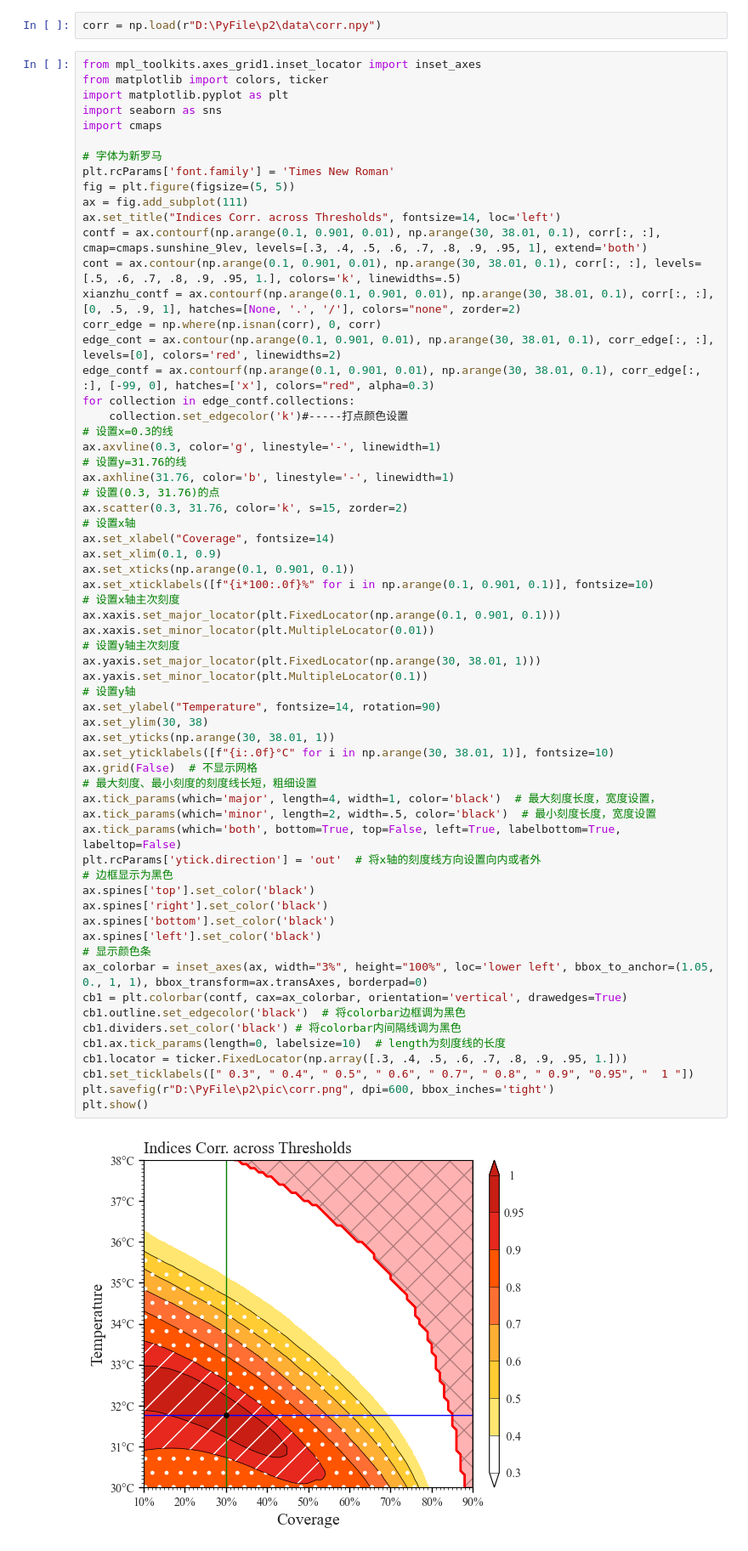
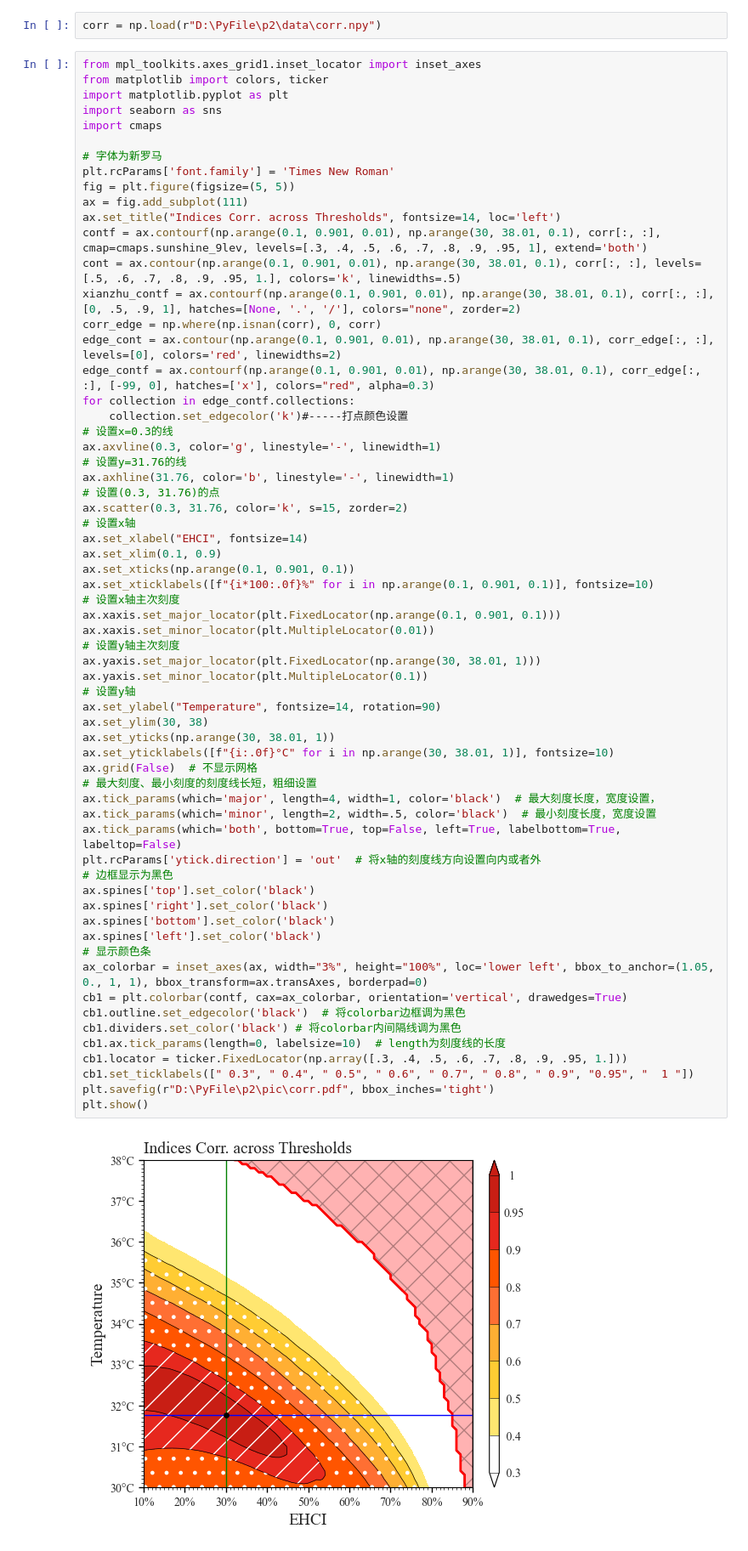
Before and after one commit to hhhopsong/work, a Jupyter notebook: Meteorological/p2/阈值敏感性.ipynb, the cells around one changed output. Shown: that part at 85% size. Drawn from its saved outputs; the diff is of its cells as text.

```diff
--- a/Meteorological/p2/阈值敏感性.ipynb
+++ b/Meteorological/p2/阈值敏感性.ipynb
@@ -84,7 +86,7 @@ ax.axhline(31.76, color='b', linestyle='-', linewidth=1)
 # 设置(0.3, 31.76)的点
 ax.scatter(0.3, 31.76, color='k', s=15, zorder=2)
 # 设置x轴
-ax.set_xlabel("Coverage", fontsize=14)
+ax.set_xlabel("EHCI", fontsize=14)
 ax.set_xlim(0.1, 0.9)
 ax.set_xticks(np.arange(0.1, 0.901, 0.1))
 ax.set_xticklabels([f"{i*100:.0f}%" for i in np.arange(0.1, 0.901, 0.1)], fontsize=10)
@@ -93,32 +95,32 @@ ax.xaxis.set_major_locator(plt.FixedLocator(np.arange(0.1, 0.901, 0.1)))
 ax.xaxis.set_minor_locator(plt.MultipleLocator(0.01))
 # 设置y轴主次刻度
 ax.yaxis.set_major_locator(plt.FixedLocator(np.arange(30, 38.01, 1)))
 ax.yaxis.set_minor_locator(plt.MultipleLocator(0.1))
 # 设置y轴
 ax.set_ylabel("Temperature", fontsize=14, rotation=90)
 ax.set_ylim(30, 38)
 ax.set_yticks(np.arange(30, 38.01, 1))
 ax.set_yticklabels([f"{i:.0f}°C" for i in np.arange(30, 38.01, 1)], fontsize=10)
 ax.grid(False)  # 不显示网格
 # 最大刻度、最小刻度的刻度线长短，粗细设置
 ax.tick_params(which='major', length=4, width=1, color='black')  # 最大刻度长度，宽度设置，
 ax.tick_params(which='minor', length=2, width=.5, color='black')  # 最小刻度长度，宽度设置
 ax.tick_params(which='both', bottom=True, top=False, left=True, labelbottom=True, labeltop=False)
 plt.rcParams['ytick.direction'] = 'out'  # 将x轴的刻度线方向设置向内或者外
 # 边框显示为黑色
 ax.spines['top'].set_color('black')
 ax.spines['right'].set_color('black')
 ax.spines['bottom'].set_color('black')
 ax.spines['left'].set_color('black')
 # 显示颜色条
 ax_colorbar = inset_axes(ax, width="3%", height="100%", loc='lower left', bbox_to_anchor=(1.05, 0., 1, 1), bbox_transform=ax.transAxes, borderpad=0)
 cb1 = plt.colorbar(contf, cax=ax_colorbar, orientation='vertical', drawedges=True)
 cb1.outline.set_edgecolor('black')  # 将colorbar边框调为黑色
 cb1.dividers.set_color('black') # 将colorbar内间隔线调为黑色
 cb1.ax.tick_params(length=0, labelsize=10)  # length为刻度线的长度
 cb1.locator = ticker.FixedLocator(np.array([.3, .4, .5, .6, .7, .8, .9, .95, 1.]))
 cb1.set_ticklabels([" 0.3", " 0.4", " 0.5", " 0.6", " 0.7", " 0.8", " 0.9", "0.95", "  1 "])
-plt.savefig(r"D:\PyFile\p2\pic\corr.png", dpi=600, bbox_inches='tight')
+plt.savefig(r"D:\PyFile\p2\pic\corr.pdf", bbox_inches='tight')
 plt.show()
 # %% [output]
-[figure, old version]
+[figure, new version]
```
Also changed, not shown: parts of 1 cell of this notebook, 14 other files.
